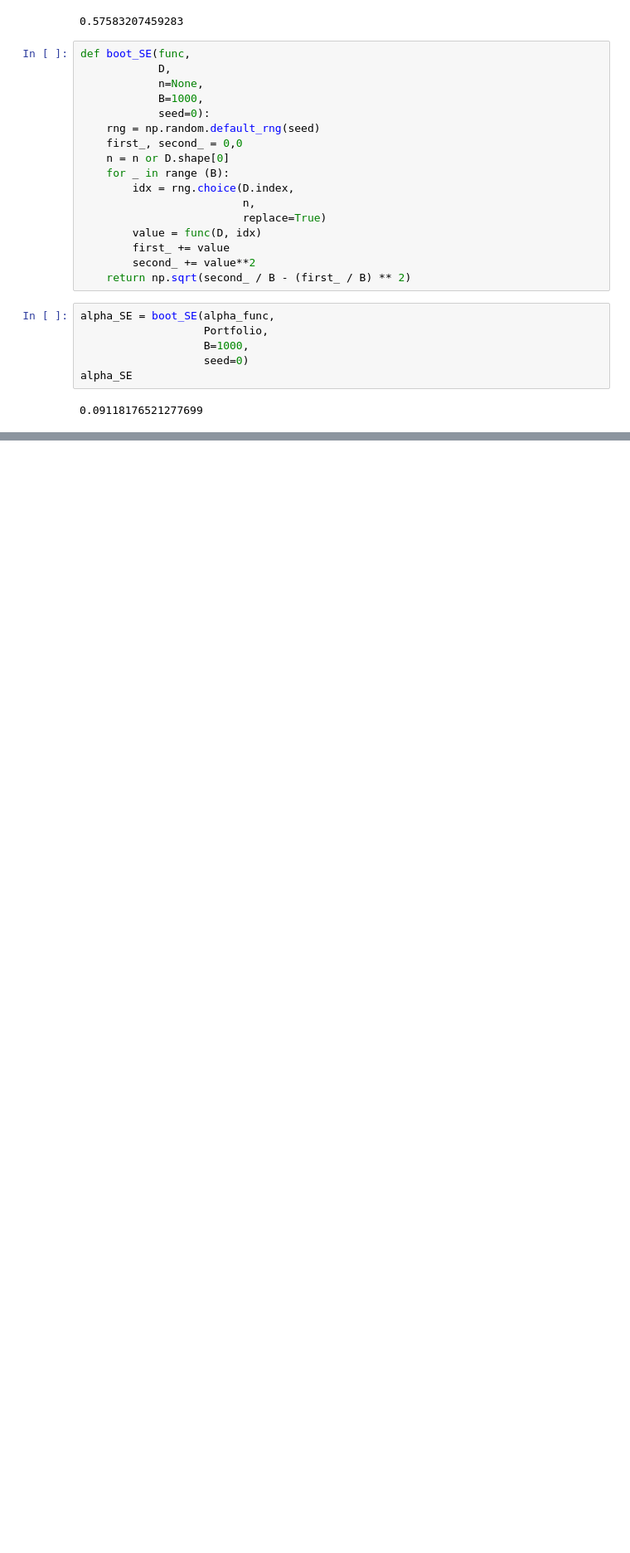
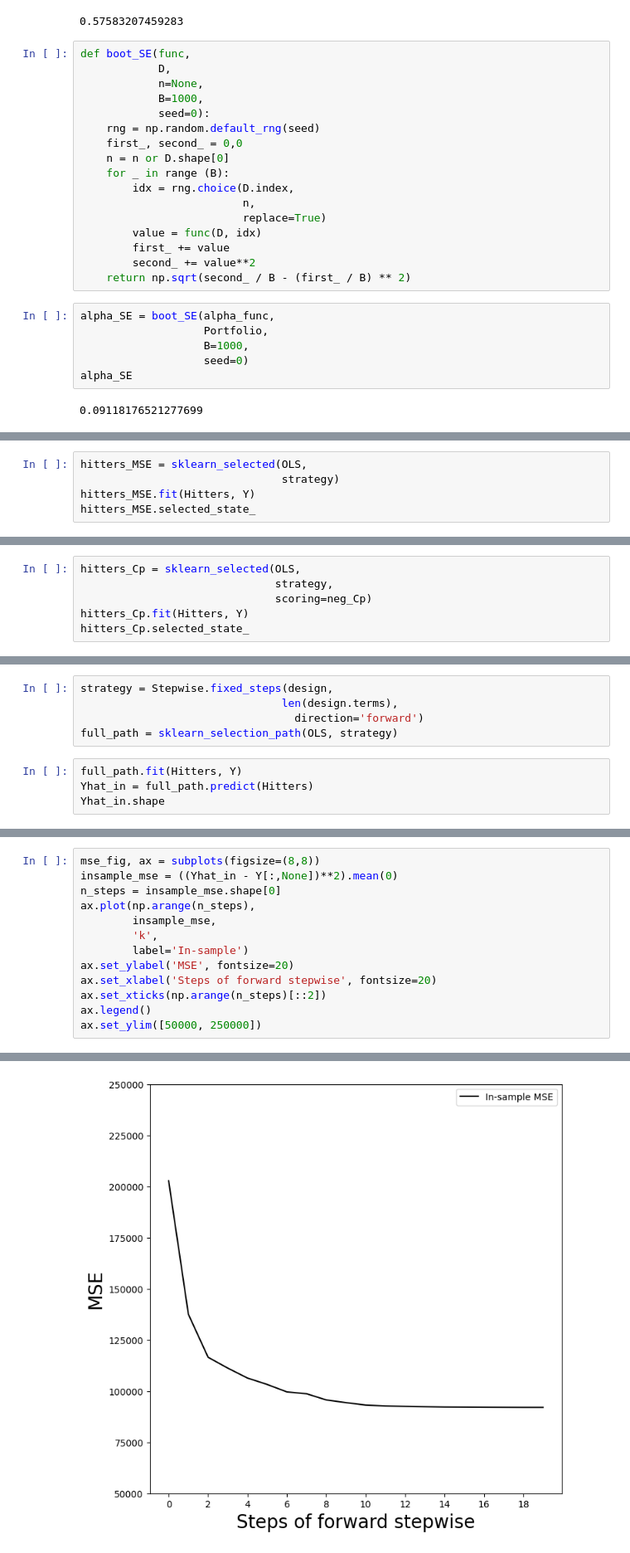
Before and after one commit to neilpaulmartin/isl, a Jupyter notebook: notebooks/ch5.ipynb, the cells around one changed output, grey strips where cells are left out. Shown at 83% size. Saved outputs shown, nothing was run; the diff lists cells and outputs as text; blank space fills up the shorter version.

Commit message:
stepwise regression

```diff
--- a/notebooks/ch5.ipynb
+++ b/notebooks/ch5.ipynb
@@ -121,0 +168,5 @@ alpha_SE
+# %%
+hitters_MSE = sklearn_selected(OLS,
+                               strategy)
+hitters_MSE.fit(Hitters, Y)
+hitters_MSE.selected_state_
@@ -121,0 +193,6 @@ alpha_SE
+# %%
+hitters_Cp = sklearn_selected(OLS,
+                              strategy,
+                              scoring=neg_Cp)
+hitters_Cp.fit(Hitters, Y)
+hitters_Cp.selected_state_
@@ -121,0 +210,9 @@ alpha_SE
+# %%
+strategy = Stepwise.fixed_steps(design,
+                               len(design.terms),
+                                 direction='forward')
+full_path = sklearn_selection_path(OLS, strategy)
+# %%
+full_path.fit(Hitters, Y)
+Yhat_in = full_path.predict(Hitters)
+Yhat_in.shape
@@ -121,0 +221,14 @@ alpha_SE
+# %%
+mse_fig, ax = subplots(figsize=(8,8))
+insample_mse = ((Yhat_in - Y[:,None])**2).mean(0)
+n_steps = insample_mse.shape[0]
+ax.plot(np.arange(n_steps),
+        insample_mse,
+        'k',
+        label='In-sample')
+ax.set_ylabel('MSE', fontsize=20)
+ax.set_xlabel('Steps of forward stepwise', fontsize=20)
+ax.set_xticks(np.arange(n_steps)[::2])
+ax.legend()
+ax.set_ylim([50000, 250000])
+# %% [output]
@@ -121,0 +236 @@ alpha_SE
+[figure, added]
```
Also changed, not shown: parts of 13 cells of this notebook.
